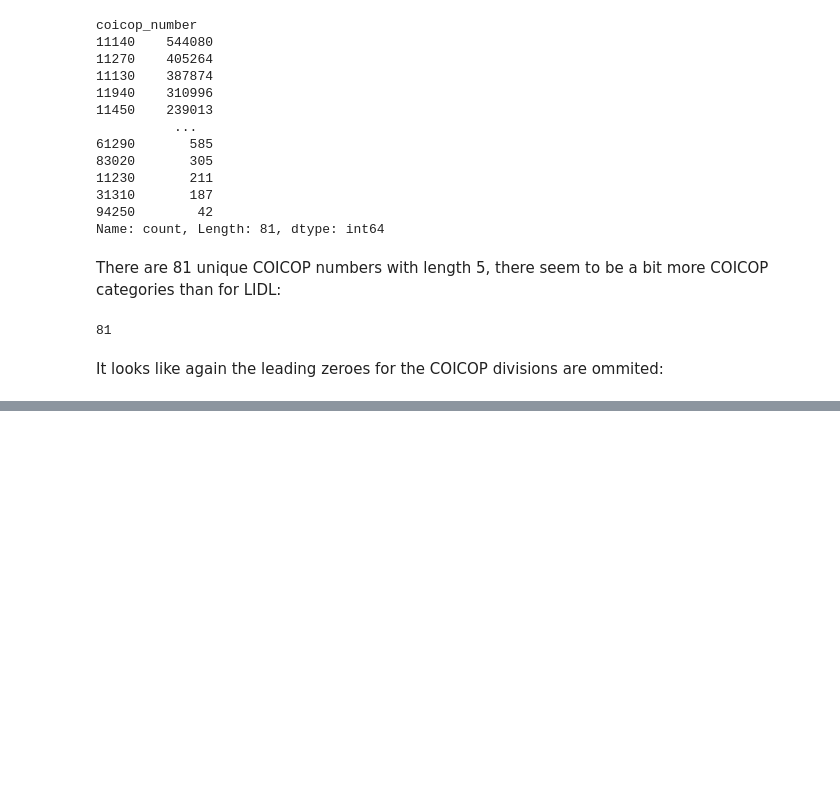
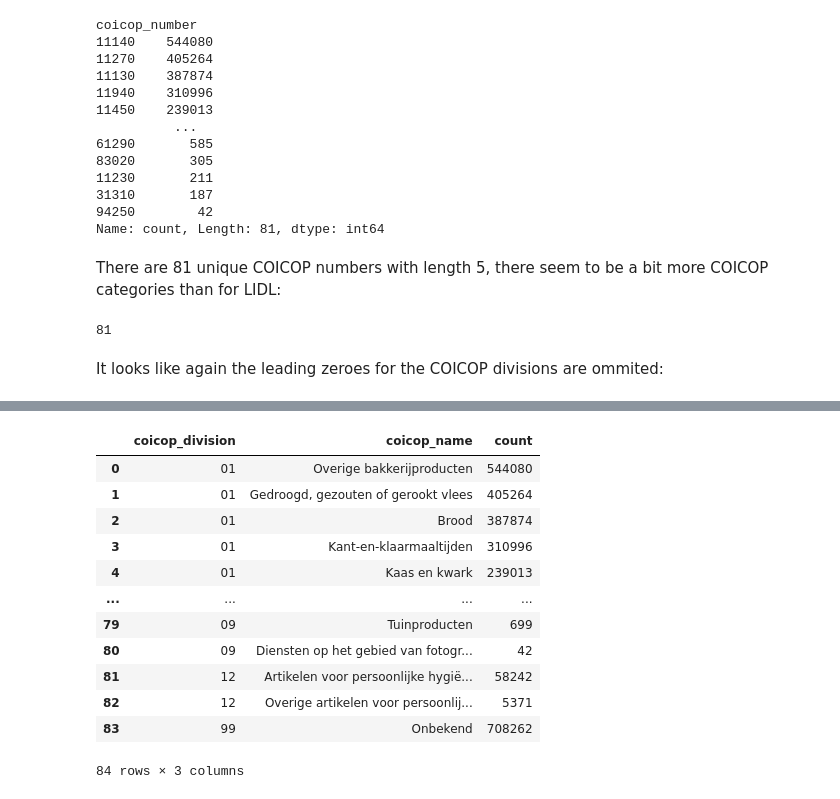
Before and after one commit to ssi-wp3/ssi-wp3, a Jupyter notebook: Notebooks/01b-Data-Exploration-Plus.ipynb, the cells around one changed output, grey strips where cells are left out. Drawn from its saved outputs; the diff is of its cells as text; code cells hidden in the pictures; blank space fills up the shorter version.

```diff
--- a/Notebooks/01b-Data-Exploration-Plus.ipynb
+++ b/Notebooks/01b-Data-Exploration-Plus.ipynb
@@ -171,0 +250,17 @@ plus_df[plus_df.coicop_number.str.len() == 5].coicop_number.str.startswith("0").
+# %%
+coicop_division_descriptions = plus_df.groupby(by="coicop_division")["coicop_name"].value_counts().reset_index()
+coicop_division_descriptions
+# %% [output]
+|  | coicop_division | coicop_name | count |
+| 0 | 01 | Overige bakkerijproducten | 544080 |
+| 1 | 01 | Gedroogd, gezouten of gerookt vlees | 405264 |
+| 2 | 01 | Brood | 387874 |
+| 3 | 01 | Kant-en-klaarmaaltijden | 310996 |
+| 4 | 01 | Kaas en kwark | 239013 |
+| ... | ... | ... | ... |
+| 79 | 09 | Tuinproducten | 699 |
+| 80 | 09 | Diensten op het gebied van fotogr... | 42 |
+| 81 | 12 | Artikelen voor persoonlijke hygië... | 58242 |
+| 82 | 12 | Overige artikelen voor persoonlij... | 5371 |
+| 83 | 99 | Onbekend | 708262 |
+84 rows × 3 columns
```
Also changed, not shown: parts of 32 cells of this notebook.
